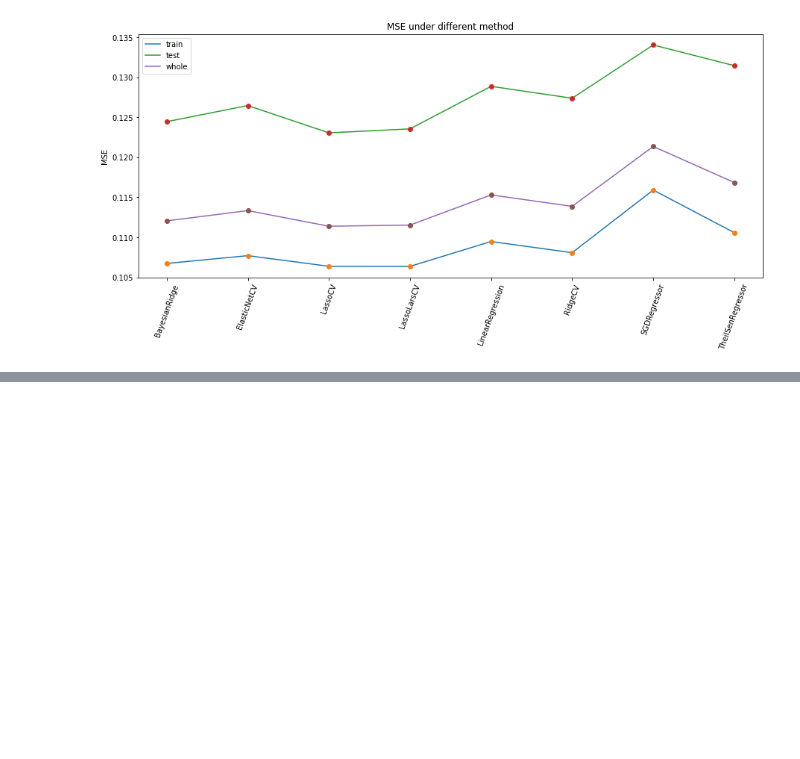
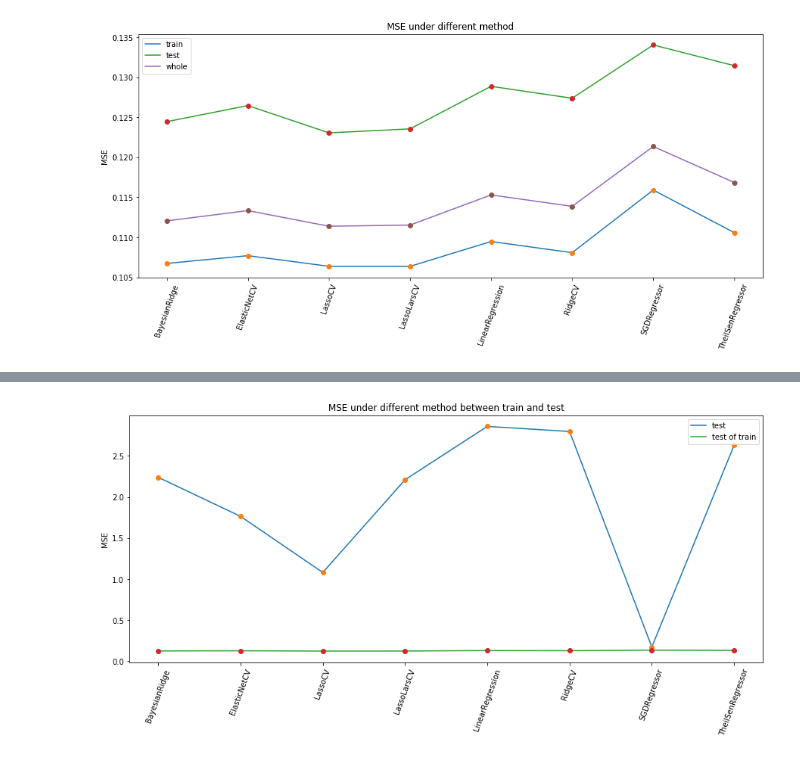
Before and after one commit to easilylazy/data-science, a Jupyter notebook: Zhengqi/plot.ipynb, the cells around one changed output, grey strips where cells are left out. Cells and saved outputs as stored; diff of their text form; code cells hidden in the pictures; blank space fills up the shorter version.

```diff
--- a/Zhengqi/plot.ipynb
+++ b/Zhengqi/plot.ipynb
@@ -83,3 +83,5 @@ plt.title('MSE under different method')
 plt.show()
 # %% [output]
 [figure]
+# %%
+test_end=np.zeros(8)
@@ -85,0 +109,29 @@ plt.show()
+# %%
+test_end[0]=2.2390
+test_end[1]=1.7641
+test_end[2]=1.08
+test_end[3]=2.21
+test_end[4]=2.8599
+test_end[5]=2.7975
+test_end[6]=0.1723
+test_end[7]=2.6301
+# %%
+fig=plt.figure(figsize=(15,6))
+total_num=8
+labels = [ 'BayesianRidge','ElasticNetCV','LassoCV','LassoLarsCV','LinearRegression','RidgeCV',   'SGDRegressor','TheilSenRegressor']
+
+
+# You can specify a rotation for the tick labels in degrees or with keywords.
+
+plt.plot(test_end[:total_num],label='test')
+plt.plot(test_end[:total_num],'o')
+plt.plot(test_w_p[:total_num],label='test of train')
+plt.plot(test_w_p[:total_num],'o')
+
+plt.xticks(range(total_num), labels, rotation=70)#'vertical')
+plt.ylabel('MSE')
+plt.legend()
+plt.title('MSE under different method between train and test')
+plt.show()
+# %% [output]
+[figure, added]
```
Also changed, not shown: parts of 3 cells of this notebook, 9 other files.
